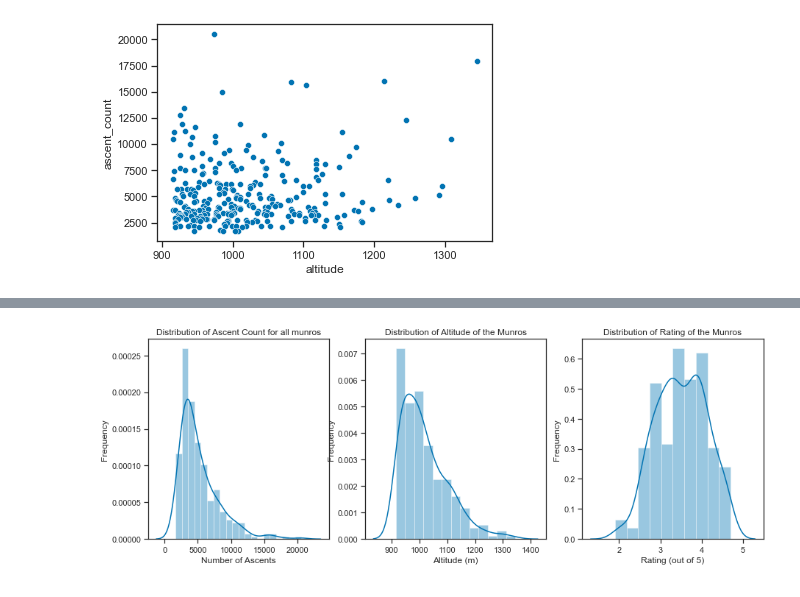
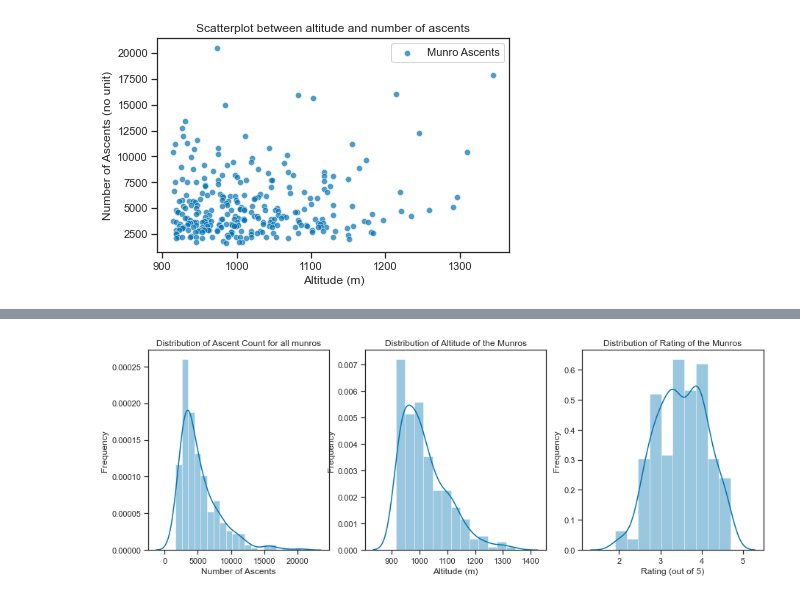
Before and after one commit to filipbalucha/FDS_final_project, a Jupyter notebook: visualization.ipynb, the cells around one changed output, grey strips where cells are left out. Saved outputs shown, nothing was run; the diff lists cells and outputs as text; code cells hidden in the pictures.

```diff
--- a/visualization.ipynb
+++ b/visualization.ipynb
@@ -11,12 +11,18 @@ df = pd.read_csv('datasets/clean_v1.csv')
 df.head()
 sns.set(style="ticks")
 sns.set_palette("colorblind")
-# %%
-sns.scatterplot(data=df,x='altitude',y='ascent_count') #KEEP. Format it properly. (title, legend, axes label + unit
-# log of x and y axis + heteroskedastic)
-plt.show()
-# %% [output]
-[figure, removed]
+# %%
+plt.figure(figsize=(6,4))
+# adding transparency to make plot look better
+sns.scatterplot(x=df['altitude'],y=df['ascent_count'], label='Munro Ascents', alpha = 0.7)
+plt.title('Scatterplot between altitude and number of ascents')
+plt.xlabel('Altitude (m)')
+plt.ylabel('Number of Ascents (no unit)')
+plt.legend()
+plt.tight_layout() # Can help to fit in space for smaller plots
+plt.show()
+# %% [output]
+[figure, added]
 # %%
 # drawing a histogram to visualise the distribution of ascent count and height of the munro
 ### PREF ###
```
Also changed, not shown: parts of 9 cells of this notebook.
